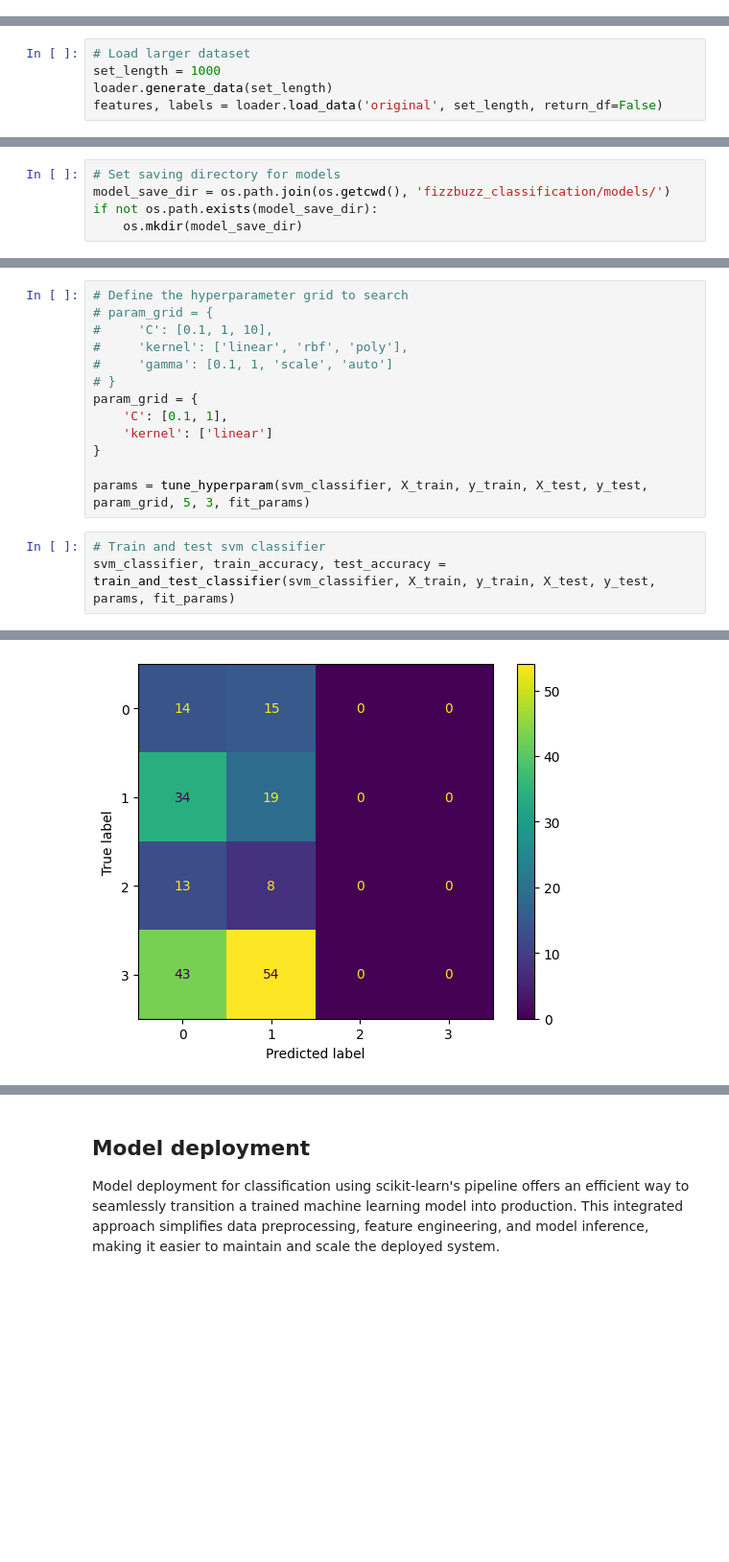
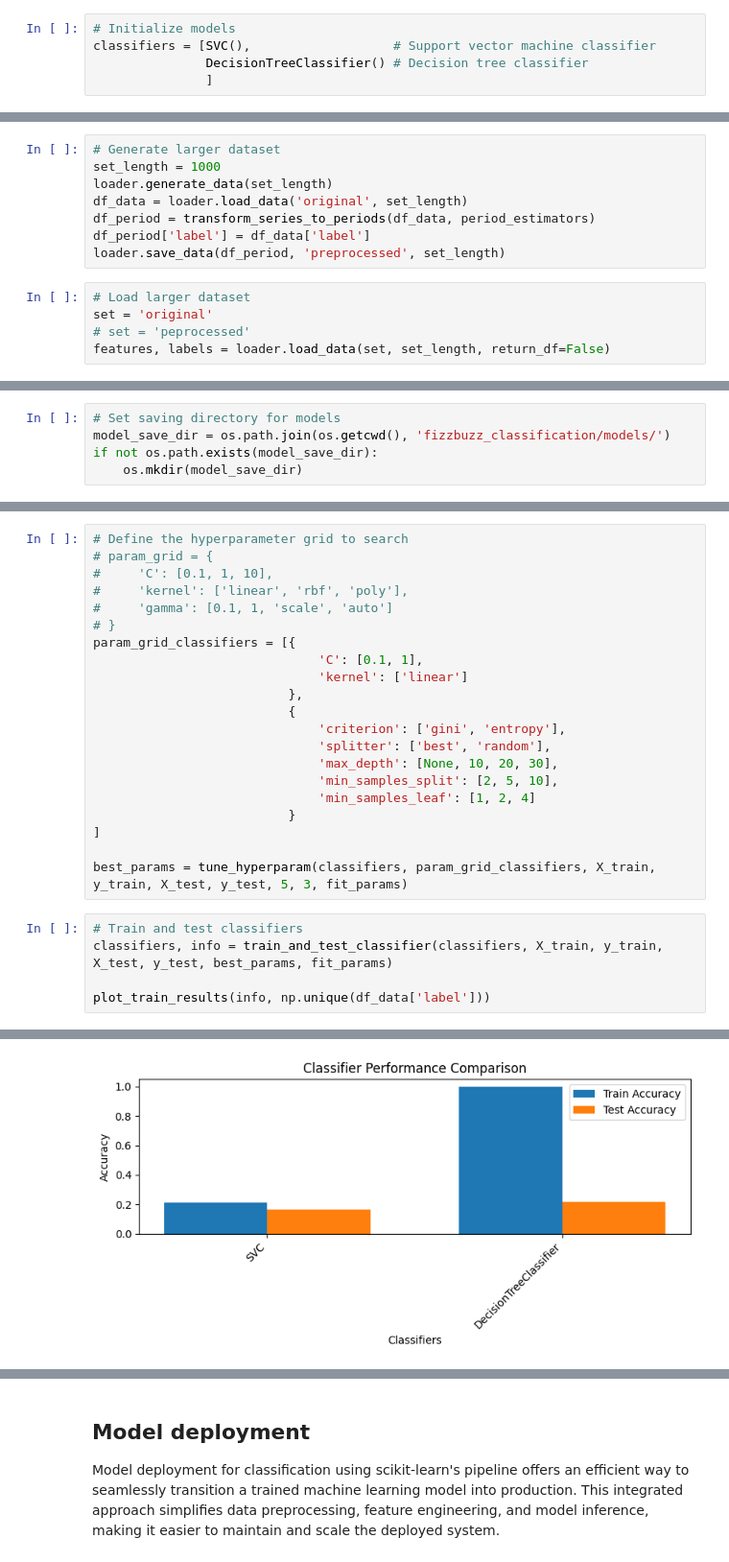
Before and after one commit to avillalon-dev/DataScienceChallenge, a Jupyter notebook: MLClassification/fizzbuzz_notebook.ipynb, the cells around one changed output, grey strips where cells are left out. Shown at 96% size. Saved outputs shown, nothing was run; the diff lists cells and outputs as text; blank space fills up the shorter version.

Commit message:
Add decision tree
Update  training and testing.
Update result visualization.
Add pipeline.

```diff
--- a/MLClassification/fizzbuzz_notebook.ipynb
+++ b/MLClassification/fizzbuzz_notebook.ipynb
@@ -156,0 +173,5 @@ In this section, the chosen models are fitted to classify the numbers in order t
+# %%
+# Initialize models
+classifiers = [SVC(),                   # Support vector machine classifier
+               DecisionTreeClassifier() # Decision tree classifier
+               ]
@@ -157,8 +184,16 @@ In this section, the chosen models are fitted to classify the numbers in order t
+# %%
+# Generate larger dataset
+set_length = 1000
+loader.generate_data(set_length)
+df_data = loader.load_data('original', set_length)
+df_period = transform_series_to_periods(df_data, period_estimators)
+df_period['label'] = df_data['label']
+loader.save_data(df_period, 'preprocessed', set_length)
 # %%
 # Load larger dataset
-set_length = 1000
-loader.generate_data(set_length)
-features, labels = loader.load_data('original', set_length, return_df=False)
+set = 'original'
+# set = 'peprocessed'
+features, labels = loader.load_data(set, set_length, return_df=False)
 # %%
 # Transform labels to integer
 from sklearn.preprocessing import LabelEncoder
@@ -208,15 +221,25 @@ if not os.path.exists(model_save_dir):
 #     'kernel': ['linear', 'rbf', 'poly'],
 #     'gamma': [0.1, 1, 'scale', 'auto']
 # }
-param_grid = {
-    'C': [0.1, 1],
-    'kernel': ['linear']
-}
+param_grid_classifiers = [{
+                              'C': [0.1, 1],
+                              'kernel': ['linear']
+                          },
+                          {
+                              'criterion': ['gini', 'entropy'],
+                              'splitter': ['best', 'random'],
+                              'max_depth': [None, 10, 20, 30],
+                              'min_samples_split': [2, 5, 10],
+                              'min_samples_leaf': [1, 2, 4]
+                          }
+]
 
-params = tune_hyperparam(svm_classifier, X_train, y_train, X_test, y_test, param_grid, 5, 3, fit_params)
+best_params = tune_hyperparam(classifiers, param_grid_classifiers, X_train, y_train, X_test, y_test, 5, 3, fit_params)
 # %%
-# Train and test svm classifier
-svm_classifier, train_accuracy, test_accuracy = train_and_test_classifier(svm_classifier, X_train, y_train, X_test, y_test, params, fit_params)
+# Train and test classifiers
+classifiers, info = train_and_test_classifier(classifiers, X_train, y_train, X_test, y_test, best_params, fit_params)
+
+plot_train_results(info, np.unique(df_data['label']))
 # %% [output]
 Loading model
 Testing model
@@ -239 +261 @@ weighted avg       0.07      0.17      0.10       200
-[figure, old version]
+[figure, new version]
```
Also changed, not shown: parts of 26 cells of this notebook, 10 other files.
